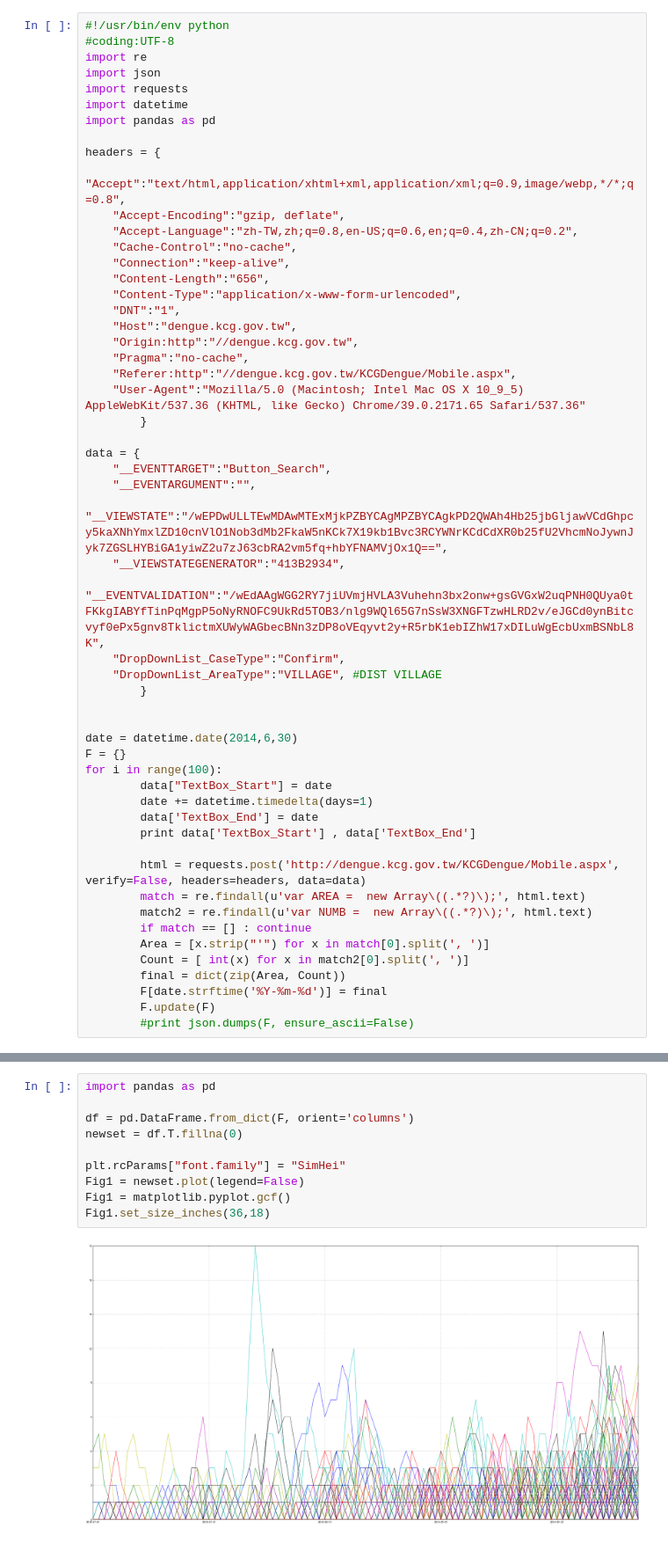
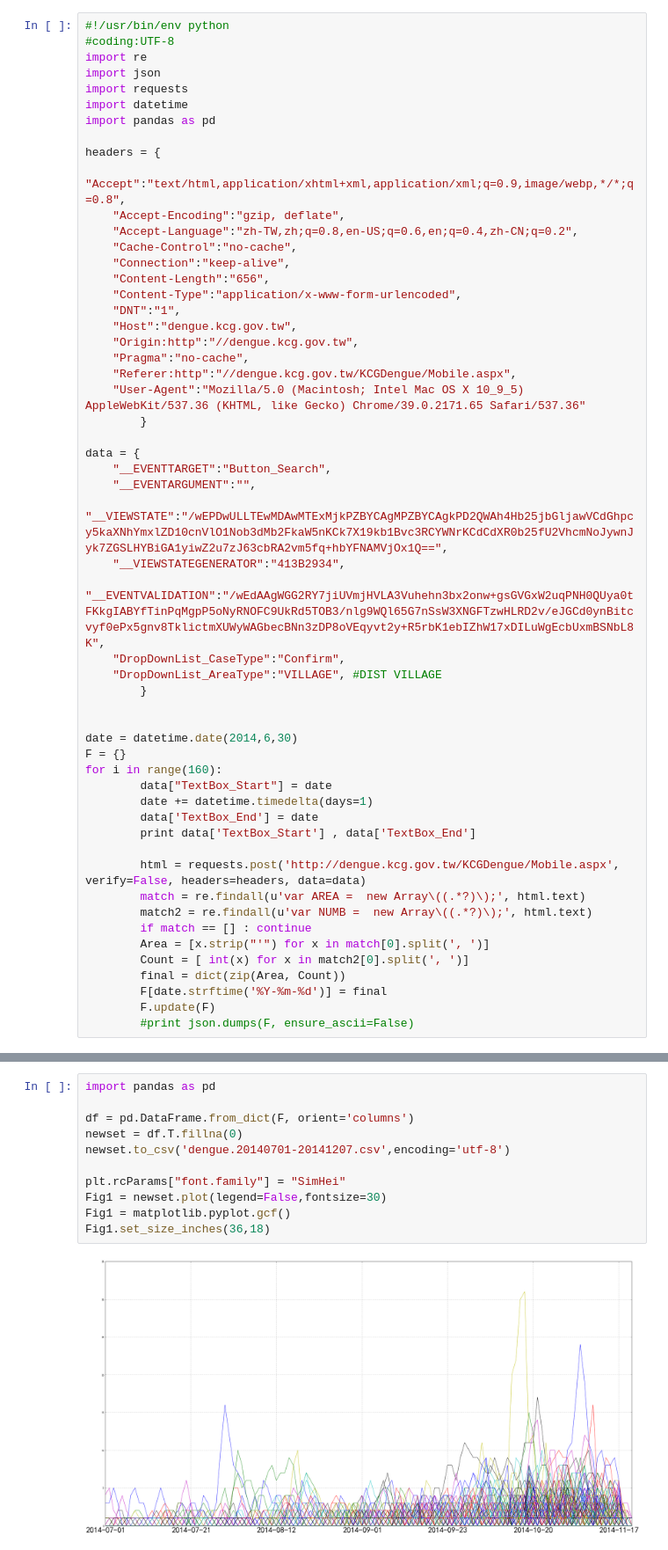
Before and after one commit to t0mst0ne/dengue.tw, a Jupyter notebook: t0mst0ne.dengue.kcg.ipynb, the cells around one changed output, grey strips where cells are left out. Shown at 88% size. Saved outputs shown, nothing was run; the diff lists cells and outputs as text.

```diff
--- a/t0mst0ne.dengue.kcg.ipynb
+++ b/t0mst0ne.dengue.kcg.ipynb
@@ -36,7 +36,7 @@ data = {
 
 date = datetime.date(2014,6,30)
 F = {}
-for i in range(100):
+for i in range(160):
         data["TextBox_Start"] = date
         date += datetime.timedelta(days=1)
         data['TextBox_End'] = date
@@ -73,15 +73,16 @@ for i in range(100):
 # %%
 import pandas as pd
 
 df = pd.DataFrame.from_dict(F, orient='columns')
 newset = df.T.fillna(0)
+newset.to_csv('dengue.20140701-20141207.csv',encoding='utf-8')
 
 plt.rcParams["font.family"] = "SimHei"
-Fig1 = newset.plot(legend=False)
+Fig1 = newset.plot(legend=False,fontsize=30)
 Fig1 = matplotlib.pyplot.gcf()
 Fig1.set_size_inches(36,18)
 # %% [output]
-[figure, old version]
+[figure, new version]
 # %%
 villiage = newset.columns
 print 'Sum > 100 during 100 days'
```
Also changed, not shown: parts of 4 cells of this notebook, 1 other file.
